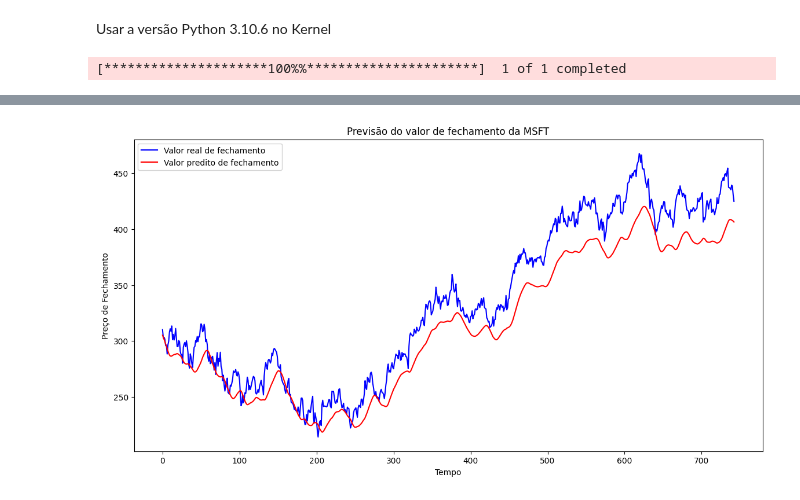
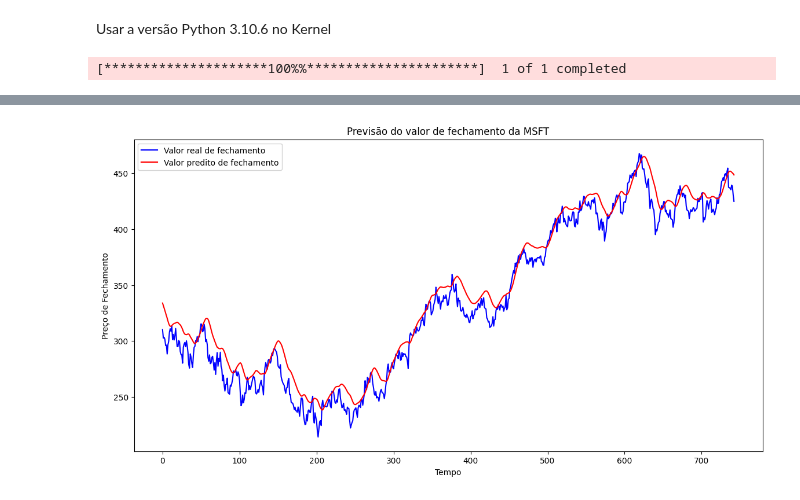
Before and after one commit to Wil-macedo/Tech-Challenge-F4, a Jupyter notebook: Pos Tech - MLET - Tech Challenge - Fase 4 - 02-25 - FIAP.ipynb, the cells around one changed output, grey strips where cells are left out. Saved outputs shown, nothing was run; the diff lists cells and outputs as text; code cells hidden in the pictures.

Commit message:
Modelo preditivo

```diff
--- a/Pos Tech - MLET - Tech Challenge - Fase 4 - 02-25 - FIAP.ipynb
+++ b/Pos Tech - MLET - Tech Challenge - Fase 4 - 02-25 - FIAP.ipynb
@@ -14,23 +5,30 @@ from sklearn.model_selection import train_test_split
 # %%
+import numpy as np
+import pandas as pd
+import yfinance as yf
+import matplotlib.pyplot as plt
+from sklearn.preprocessing import MinMaxScaler
+from sklearn.metrics import mean_absolute_error, mean_squared_error
+from tensorflow.keras.models import Sequential
+from tensorflow.keras.layers import LSTM, Dense, Dropout
+from sklearn.model_selection import train_test_split
+
 # Baixar os dados históricos da Microsoft (MSFT)
 data = yf.download('MSFT', start='2010-01-01', end='2025-01-01')
-
-# Visualizar as primeiras linhas dos dados
-data.head()
 
 # Apenas o preço de fechamento
 data = data[['Close']]
 
-# Normalizando os dados (escala de 0 a 1)
+# Normalizar os dados (escala entre 0 e 1)
 scaler = MinMaxScaler(feature_range=(0, 1))
 scaled_data = scaler.fit_transform(data)
 
-# Criar conjuntos de dados de treino e teste
+# Criar conjunto de dados para treinamento
 def create_dataset(data, time_step=60):
     X, y = [], []
     for i in range(len(data) - time_step - 1):
         X.append(data[i:(i + time_step), 0])  # Entradas (últimos 60 dias)
-        y.append(data[i + time_step, 0])  # Preço de fechamento
+        y.append(data[i + time_step, 0])  # Saída (preço de fechamento)
     return np.array(X), np.array(y)
 
 time_step = 60
@@ -39,32 +37,46 @@ X, y = create_dataset(scaled_data, time_step)
 # Reshape para LSTM [samples, time_steps, features]
 X = X.reshape(X.shape[0], X.shape[1], 1)
 
-# Dividir os dados em treino e teste
+# Dividir os dados em treino (80%) e teste (20%)
 X_train, X_test, y_train, y_test = train_test_split(X, y, test_size=0.2, shuffle=False)
 
 # Criar o modelo LSTM
 model = Sequential()
 
 model.add(LSTM(units=50, return_sequences=True, input_shape=(X_train.shape[1], 1)))
-model.add(Dropout(0.2))  # Regularização para evitar overfitting
+model.add(Dropout(0.2))  # Regularização
 
 model.add(LSTM(units=50, return_sequences=False))
 model.add(Dropout(0.2))
 
-model.add(Dense(units=1))  # Saída de uma única unidade (preço de fechamento)
+model.add(Dense(units=1))  # Saída única (preço de fechamento)
 
 # Compilar o modelo
 model.compile(optimizer='adam', loss='mean_squared_error')
 
 # Treinar o modelo
-model.fit(X_train, y_train, epochs=10, batch_size=32)
+model.fit(X_train, y_train, epochs=10, batch_size=32, validation_data=(X_test, y_test))
 
 # Fazer previsões
 predictions = model.predict(X_test)
 
-# Inverter a normalização dos dados
+# Reverter a normalização dos dados
 predictions = scaler.inverse_transform(predictions)
 y_test_rescaled = scaler.inverse_transform(y_test.reshape(-1, 1))
+
+# Funções para calcular as métricas de erro
+def mean_absolute_percentage_error(y_true, y_pred):
+    return np.mean(np.abs((y_true - y_pred) / y_true)) * 100
+
+# Cálculo das métricas de erro
+mae = mean_absolute_error(y_test_rescaled, predictions)
+rmse = np.sqrt(mean_squared_error(y_test_rescaled, predictions))
+mape = mean_absolute_percentage_error(y_test_rescaled, predictions)
+
+# Exibir as métricas
+print(f"Mean Absolute Error (MAE): {mae:.2f}")
+print(f"Root Mean Square Error (RMSE): {rmse:.2f}")
+print(f"Mean Absolute Percentage Error (MAPE): {mape:.2f}%")
 
 # Plotar os resultados
 plt.figure(figsize=(14, 7))
@@ -97 +109 @@ Epoch 10/10
-[figure, old version]
+[figure, new version]
```
Also changed, not shown: parts of 3 cells of this notebook.
